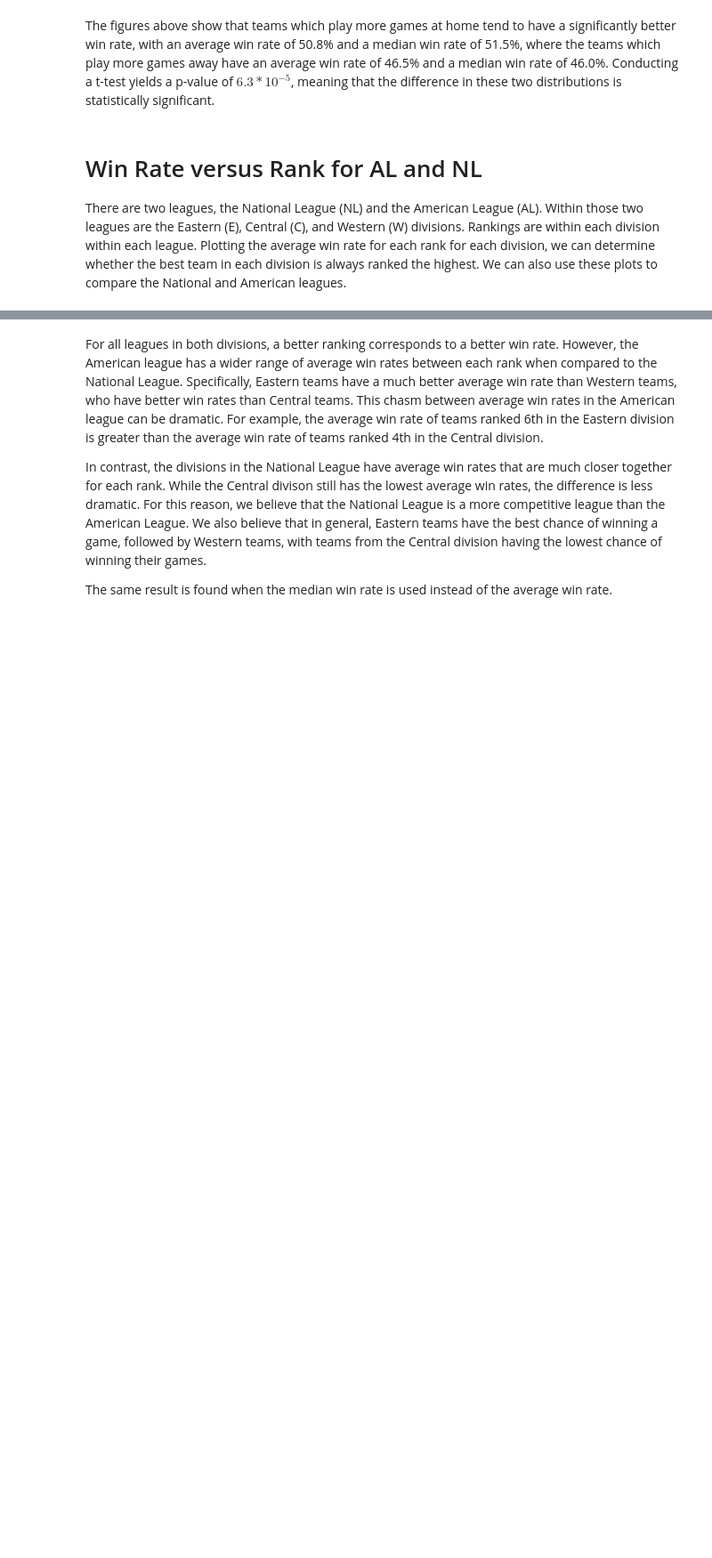
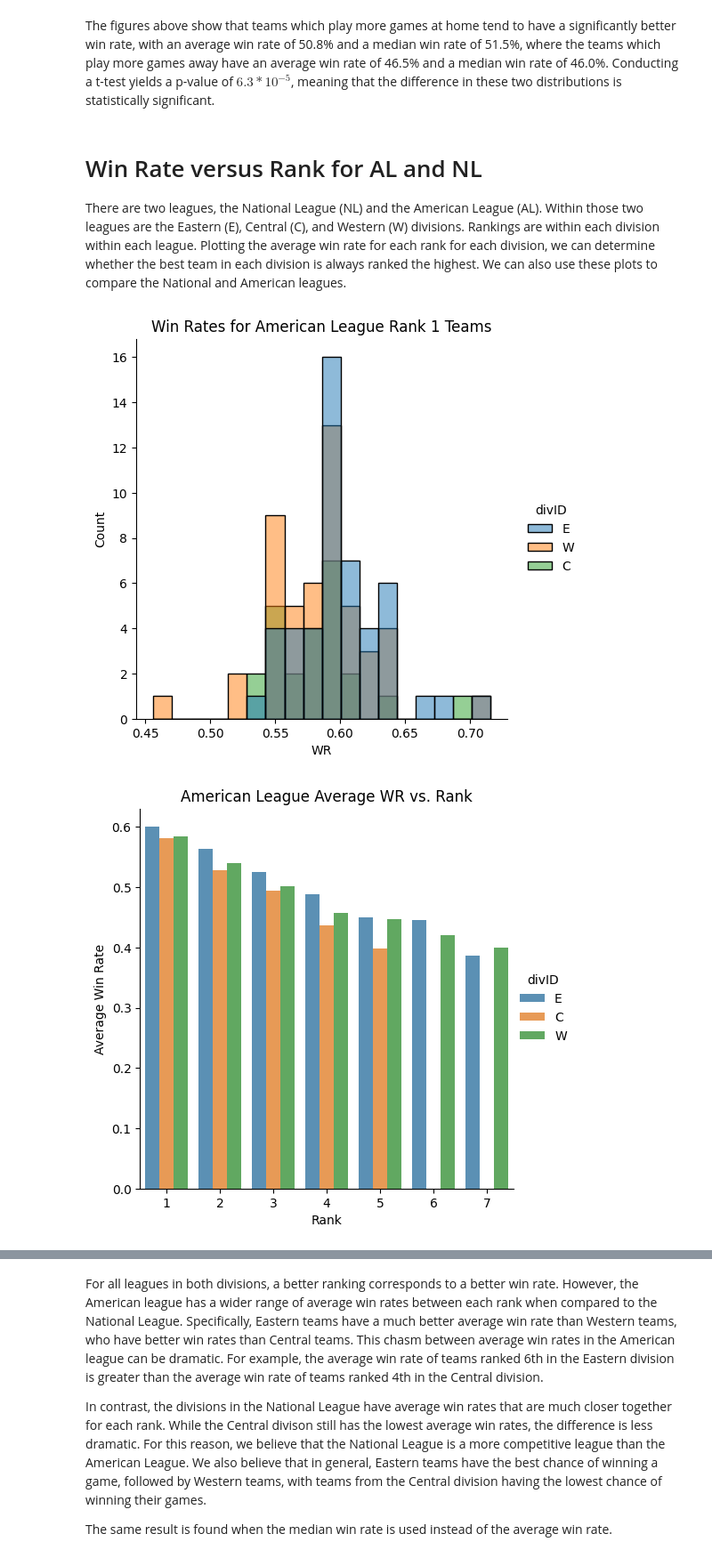
Before and after one commit to Drew-Watson-117/Data_Science_Project_1, a Jupyter notebook: project1.ipynb, the cells around one changed output, grey strips where cells are left out. Shown at 89% size. Drawn from its saved outputs; the diff is of its cells as text; code cells hidden in the pictures; blank space fills up the shorter version.

```diff
--- a/project1.ipynb
+++ b/project1.ipynb
@@ -94,26 +108,29 @@ There are two leagues, the National League (NL) and the American League (AL). Wi
 # %%
 # Code to split teams df into divisions and leagues
 teams = pd.read_csv('./data/core/Teams.csv')
 teams.dropna()
 teams['WR'] = teams.W / teams.G
 
 americanLeague = teams[teams.lgID == "AL"]
 nationalLeague = teams[teams.lgID == "NL"]
 
 # Eastern American League, Rank 1 -- Checking if data is more suitable for mean or median
 eaLeague = americanLeague[(americanLeague.Rank == 1)]
 sns.displot(data=eaLeague, x='WR',hue='divID')
 plt.title("Win Rates for American League Rank 1 Teams")
 
 # For each league, compute the average win rate for each rank in each division
-# aggregation = 'mean'
-aggregation = 'median'
+aggregation = 'mean'
+# aggregation = 'median'
 for league in [americanLeague, nationalLeague]:
     east = league[league.divID == 'E'].groupby('Rank').agg({'WR': aggregation,'divID': 'max'}).reset_index()
     central = league[league.divID == 'C'].groupby('Rank').agg({'WR': aggregation, 'divID': 'max'}).reset_index()
     west = league[league.divID == 'W'].groupby('Rank').agg({'WR': aggregation, 'divID': 'max'}).reset_index()
     averages = pd.concat([east, central, west])
     title  = "American League" if league is americanLeague else "National League"
     p = sns.catplot(data=averages, x='Rank', y='WR', hue='divID', kind='bar', alpha=0.8)
     plt.title(title + " Average WR vs. Rank")
     p.set_axis_labels("Rank", "Average Win Rate")
+# %% [output]
+[figure, added]
+[figure, added]
```
Also changed, not shown: parts of 15 cells of this notebook.
